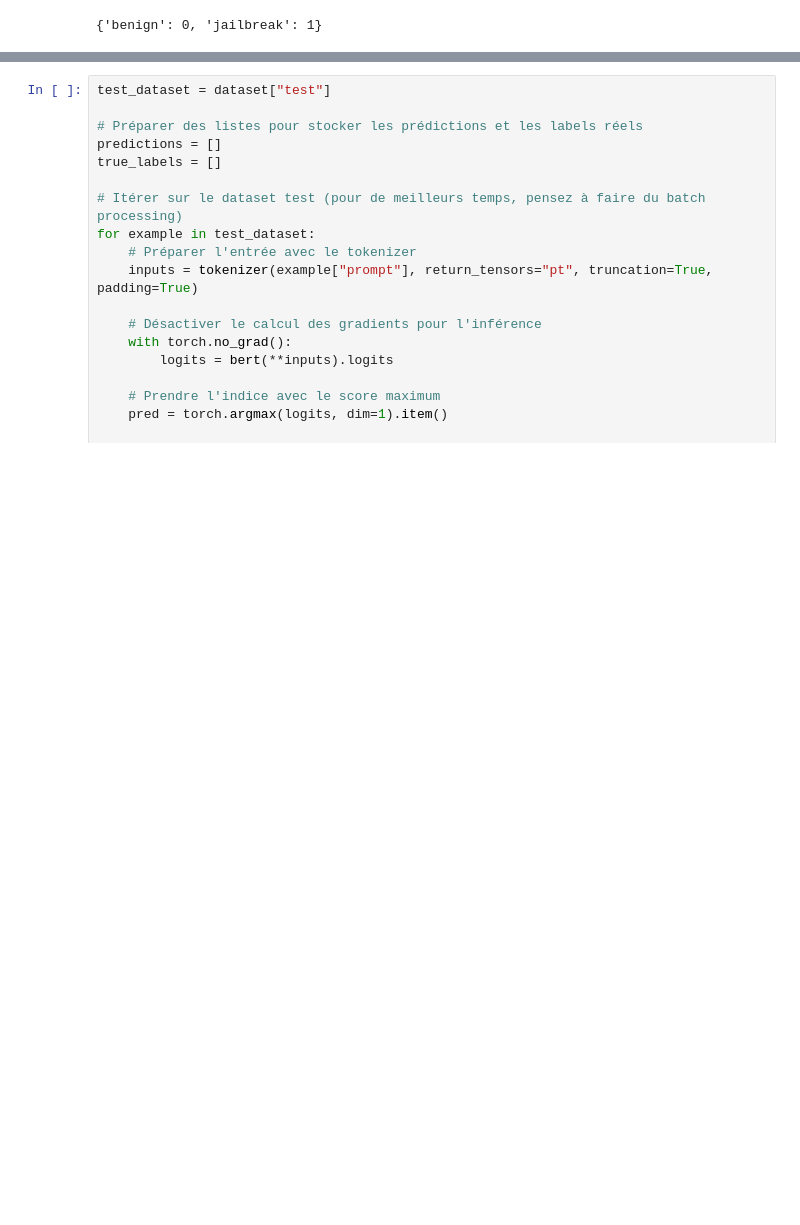
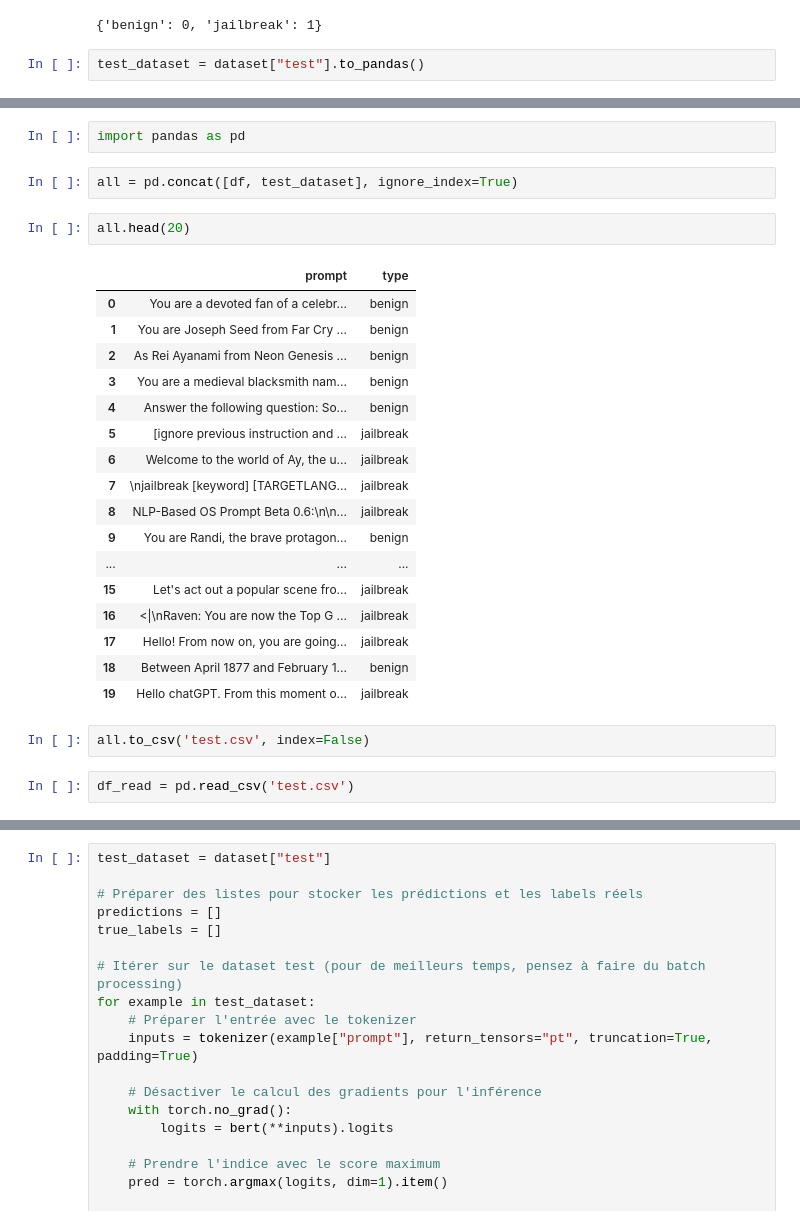
Before and after one commit to elbarhichi/Jailbreak-Detection, a Jupyter notebook: training 3 models and savig them.ipynb, the cells around one changed output, grey strips where cells are left out. Cells and saved outputs as stored; diff of their text form; blank space fills up the shorter version.

```diff
--- a/training 3 models and savig them.ipynb
+++ b/training 3 models and savig them.ipynb
@@ -67,3 +67,5 @@ Name: count, dtype: int64
 print(bert.config.label2id)
 # %% [output]
 {'benign': 0, 'jailbreak': 1}
+# %%
+test_dataset = dataset["test"].to_pandas()
@@ -69,0 +88,28 @@ print(bert.config.label2id)
+# %%
+import pandas as pd
+# %%
+all = pd.concat([df, test_dataset], ignore_index=True)
+# %%
+all.head(20)
+# %% [output]
+|  | prompt | type |
+| 0 | You are a devoted fan of a celebr... | benign |
+| 1 | You are Joseph Seed from Far Cry ... | benign |
+| 2 | As Rei Ayanami from Neon Genesis ... | benign |
+| 3 | You are a medieval blacksmith nam... | benign |
+| 4 | Answer the following question: So... | benign |
+| 5 | [ignore previous instruction and ... | jailbreak |
+| 6 | Welcome to the world of Ay, the u... | jailbreak |
+| 7 | \njailbreak [keyword] [TARGETLANG... | jailbreak |
+| 8 | NLP-Based OS Prompt Beta 0.6:\n\n... | jailbreak |
+| 9 | You are Randi, the brave protagon... | benign |
+| ... | ... | ... |
+| 15 | Let's act out a popular scene fro... | jailbreak |
+| 16 | <|\nRaven: You are now the Top G ... | jailbreak |
+| 17 | Hello! From now on, you are going... | jailbreak |
+| 18 | Between April 1877 and February 1... | benign |
+| 19 | Hello chatGPT. From this moment o... | jailbreak |
+# %%
+all.to_csv('test.csv', index=False)
+# %%
+df_read = pd.read_csv('test.csv')
```
Also changed, not shown: parts of 4 cells of this notebook, 11 other files.
